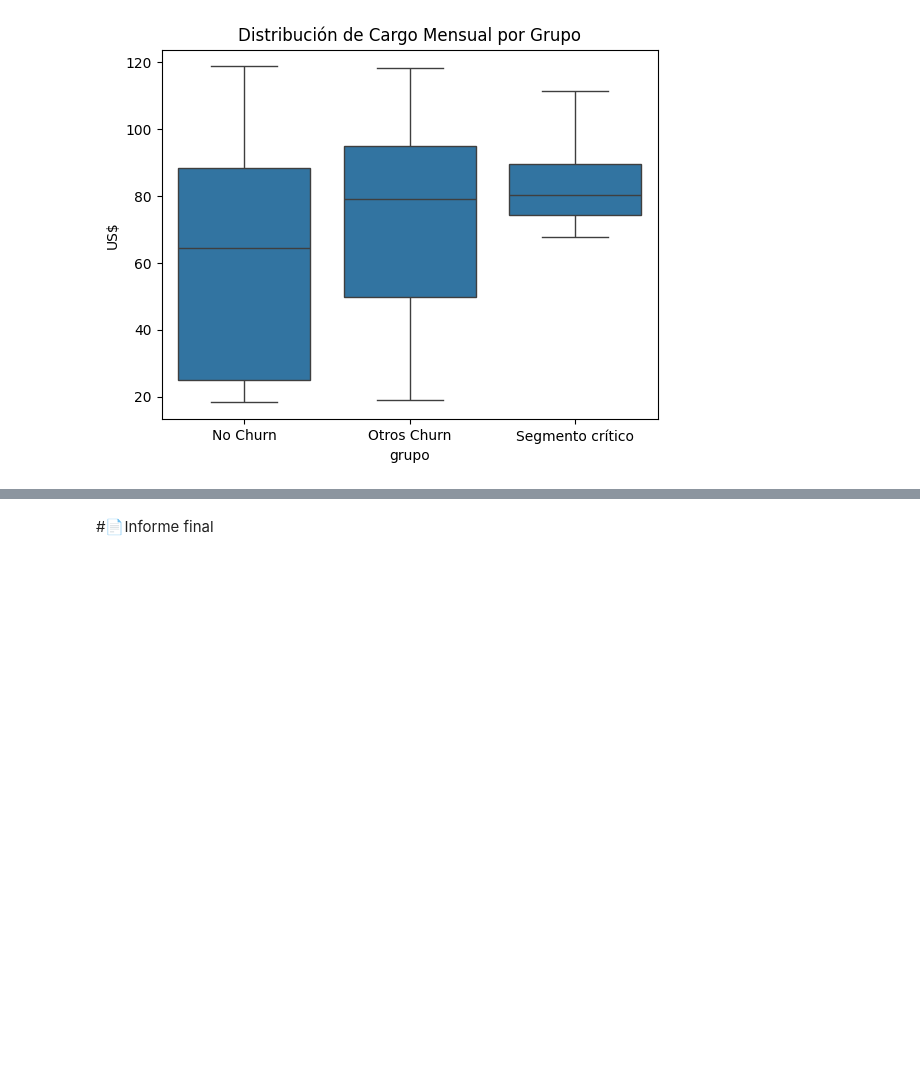
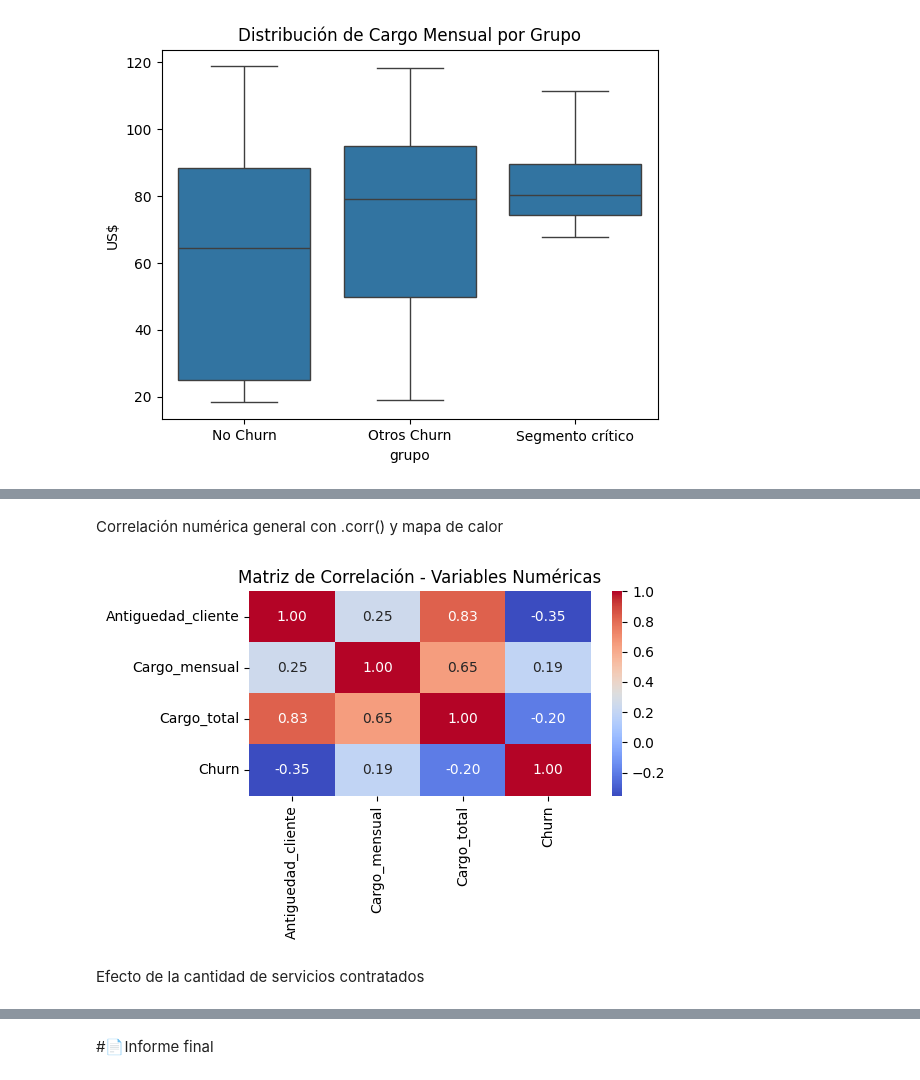
Before and after one commit to Zuzed22/Challenge-Telecom-X-an-lisis-de-evasi-n-de-clientes, a Jupyter notebook: TelecomX_LATAM.ipynb, the cells around one changed output, grey strips where cells are left out. Saved outputs shown, nothing was run; the diff lists cells and outputs as text; code cells hidden in the pictures; blank space fills up the shorter version.

```diff
--- a/TelecomX_LATAM.ipynb
+++ b/TelecomX_LATAM.ipynb
@@ -424,0 +567,22 @@ plt.show()
+# %% [markdown]
+Correlación numérica general con .corr() y mapa de calor
+# %%
+import seaborn as sns
+import matplotlib.pyplot as plt
+
+# Seleccionamos variables numéricas
+num_cols = ['Antiguedad_cliente', 'Cargo_mensual', 'Cargo_total', 'Churn']
+
+# Calculamos la matriz de correlación
+correlaciones = df_clean[num_cols].corr()
+
+# Mapa de calor
+plt.figure(figsize=(6, 4))
+sns.heatmap(correlaciones, annot=True, cmap='coolwarm', fmt='.2f')
+plt.title("Matriz de Correlación - Variables Numéricas")
+plt.tight_layout()
+plt.show()
+# %% [output]
+[figure, added]
+# %% [markdown]
+Efecto de la cantidad de servicios contratados
```
Also changed, not shown: parts of 52 cells of this notebook.
